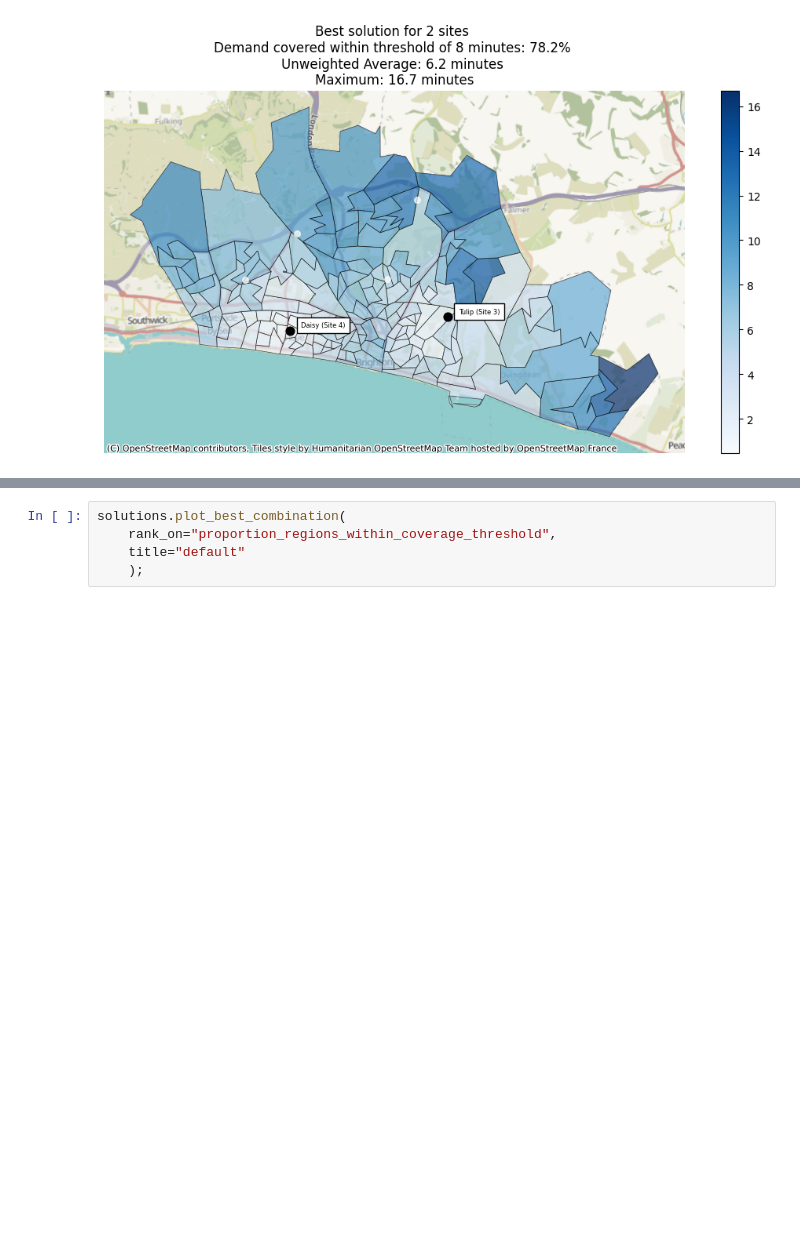
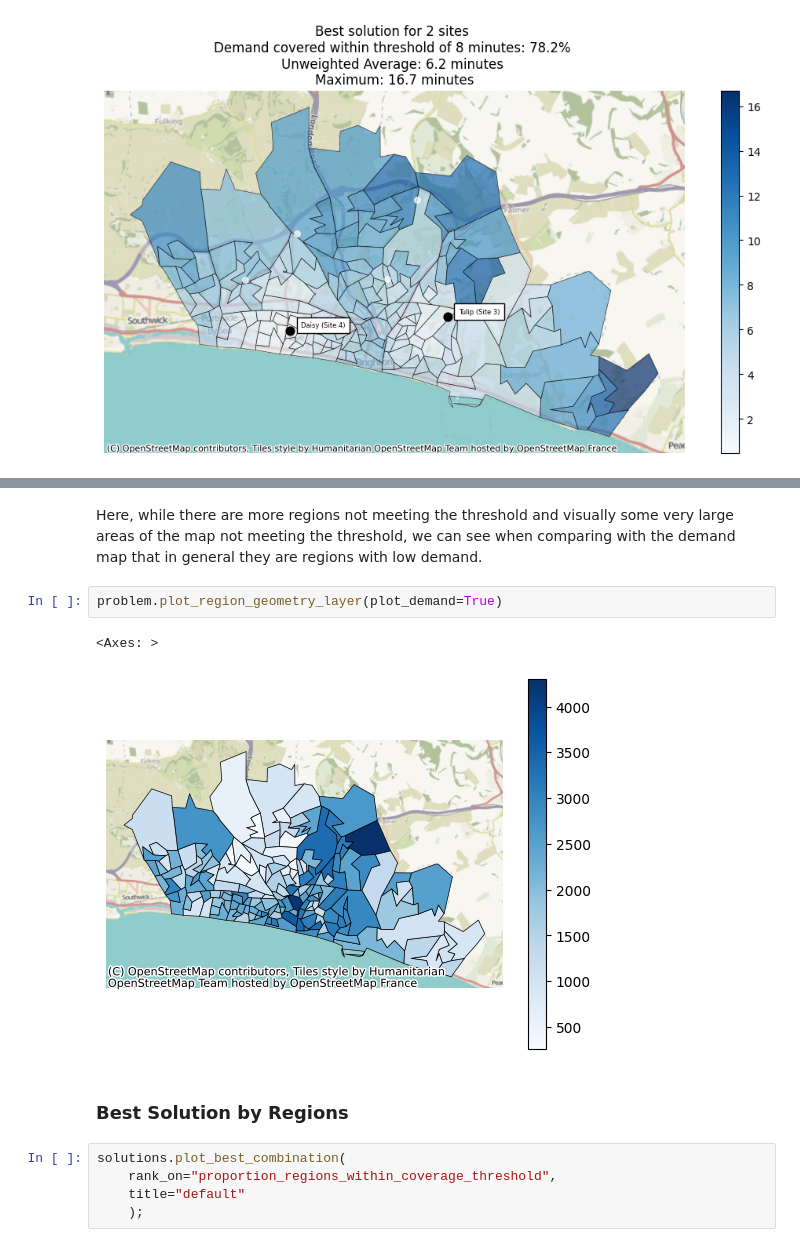
Before and after one commit to hsma-tools/lokigi, a Jupyter notebook: examples/location/coverage_metrics/index.ipynb, the cells around one changed output, grey strips where cells are left out. Saved outputs shown, nothing was run; the diff lists cells and outputs as text; blank space fills up the shorter version.

```diff
--- a/examples/location/coverage_metrics/index.ipynb
+++ b/examples/location/coverage_metrics/index.ipynb
@@ -105,3 +122,12 @@ solutions.plot_best_combination(
+# %% [markdown]
+Here, while there are more regions not meeting the threshold and visually some very large areas of the map not meeting the threshold, we can see when comparing with the demand map that in general they are regions with low demand.
+# %%
+problem.plot_region_geometry_layer(plot_demand=True)
+# %% [output]
+<Axes: >
+[figure, added]
+# %% [markdown]
+### Best Solution by Regions
 # %%
 solutions.plot_best_combination(
     rank_on="proportion_regions_within_coverage_threshold",
```
Also changed, not shown: parts of 11 cells of this notebook.
